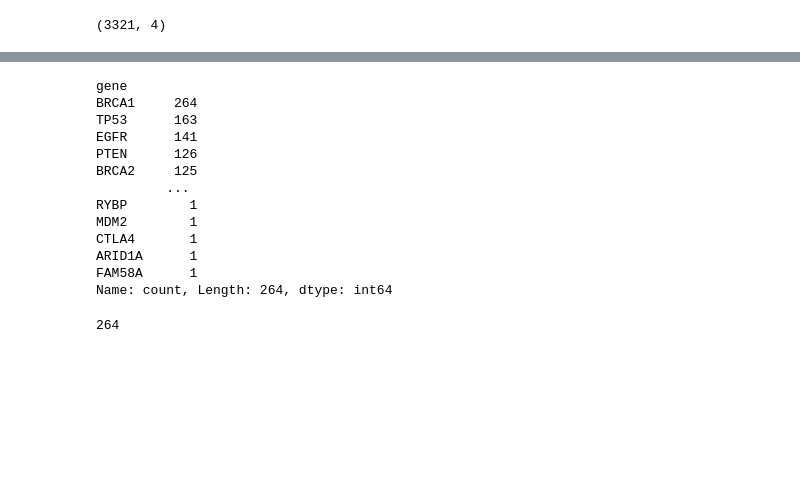
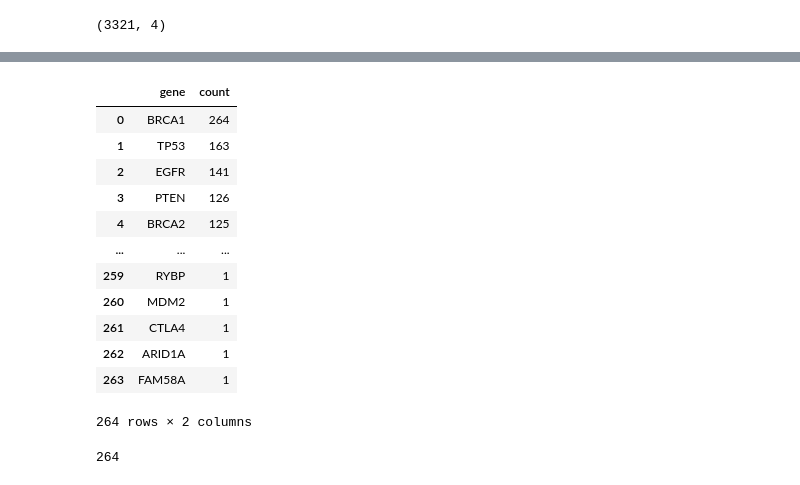
Before and after one commit to rbalbinotti/treat_cancer_keras, a Jupyter notebook: data_org.ipynb, the cells around one changed output, grey strips where cells are left out. Saved outputs shown, nothing was run; the diff lists cells and outputs as text; code cells hidden in the pictures; blank space fills up the shorter version.

```diff
--- a/src/treat_cancer_keras/data_org.ipynb
+++ b/data_org.ipynb
@@ -43,6 +45,8 @@ variants.head()
 | 3 | 3 | CBL | N454D | 3 |
 | 4 | 4 | CBL | L399V | 4 |
 # %%
-variants['gene'] = variants.gene.str.replace(r'\s+', ' ', regex=True).str.strip()
+def clean_text(data, col):
+
+    data[str(col)] = data[str(col)].str.replace(r'\s+', ' ', regex=True).str.strip().str.replace(' ', '_')
+
+    return data
-# %%
-variants['variation'] = variants.variation.str.replace(r'\s+', ' ', regex=True).str.strip().str.replace(' ', '_')
@@ -49,18 +65,18 @@ variants['variation'] = variants.variation.str.replace(r'\s+', ' ', regex=True).
 # %%
-# Mutações genéticas (Contagem)
-variants.gene.value_counts()
+# Genes Mutations (count)
+variants.gene.value_counts().reset_index()
 # %% [output]
+|  | gene | count |
+| 0 | BRCA1 | 264 |
+| 1 | TP53 | 163 |
+| 2 | EGFR | 141 |
+| 3 | PTEN | 126 |
+| 4 | BRCA2 | 125 |
+| ... | ... | ... |
+| 259 | RYBP | 1 |
+| 260 | MDM2 | 1 |
+| 261 | CTLA4 | 1 |
+| 262 | ARID1A | 1 |
+| 263 | FAM58A | 1 |
-gene
-BRCA1     264
-TP53      163
-EGFR      141
-PTEN      126
-BRCA2     125
-         ...
-RYBP        1
-MDM2        1
-CTLA4       1
-ARID1A      1
-FAM58A      1
-Name: count, Length: 264, dtype: int64
+264 rows × 2 columns
 # %%
```
Also changed, not shown: parts of 71 cells of this notebook, 13 other files.
